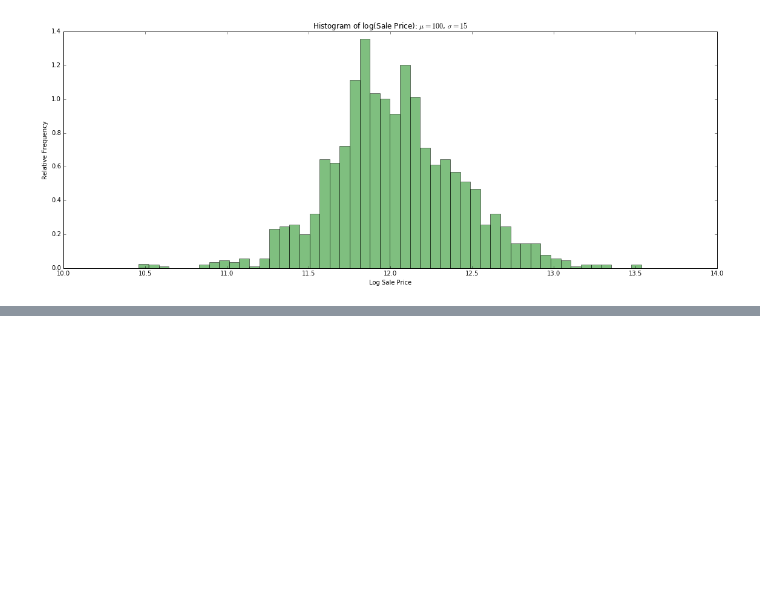
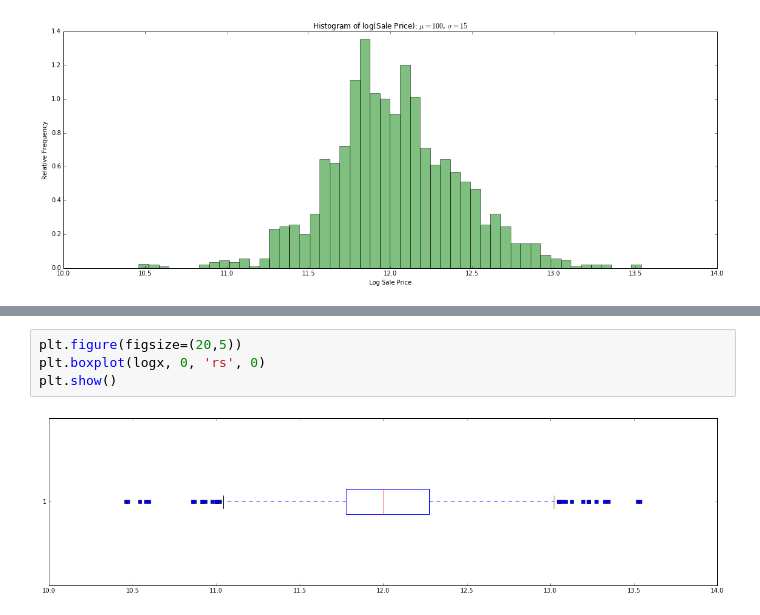
Before and after one commit to ketansahils/HousePricesAdvRegressionTech, a Jupyter notebook: housing_prices.ipynb, the cells around one changed output, grey strips where cells are left out. Cells and saved outputs as stored; diff of their text form; blank space fills up the shorter version.

```diff
--- a/housing_prices.ipynb
+++ b/housing_prices.ipynb
@@ -65,0 +66,6 @@ plt.show()
+# %%
+plt.figure(figsize=(20,5))
+plt.boxplot(logx, 0, 'rs', 0)
+plt.show()
+# %% [output]
+[figure, added]
```
Also changed, not shown: parts of 15 cells of this notebook.
